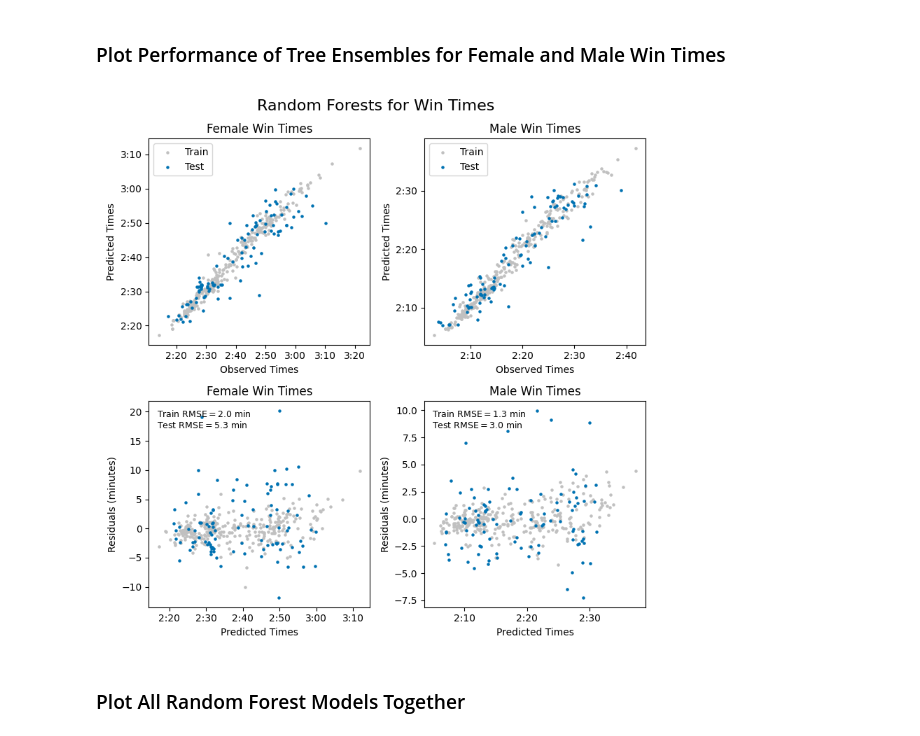
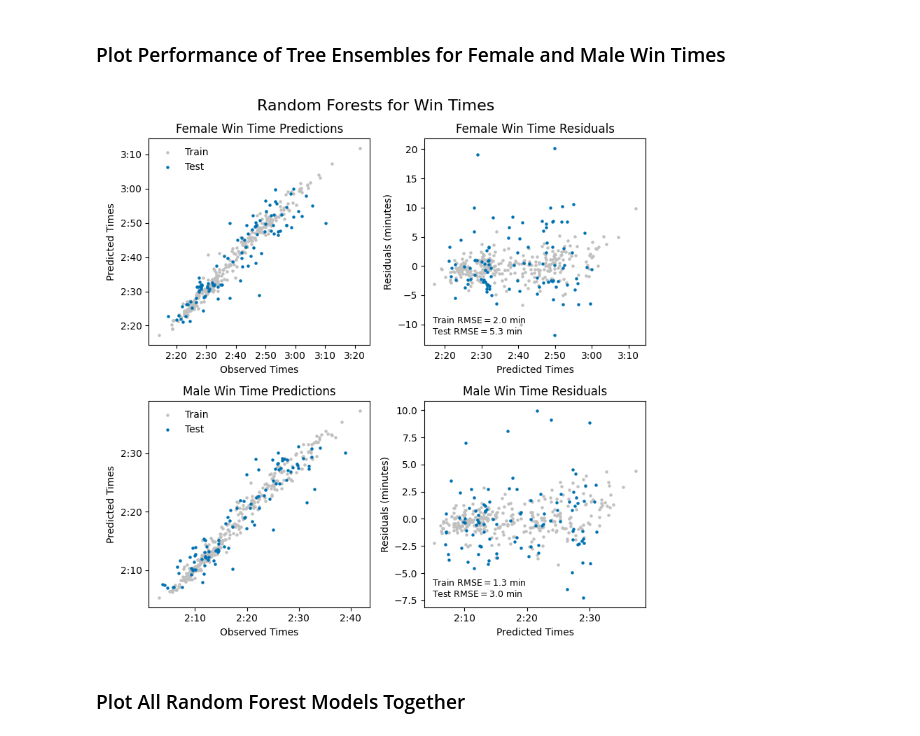
Before and after one commit to michael-p-k/MarathonPredictor, a Jupyter notebook: MarathonPredictor.ipynb, the cells around one changed output. Cells and saved outputs as stored; diff of their text form; code cells hidden in the pictures.

```diff
--- a/MarathonPredictor.ipynb
+++ b/MarathonPredictor.ipynb
@@ -986,64 +972,64 @@ fig, axs = plt.subplots(2,2,figsize=(8,8))
 ((ax1,ax2),(ax3,ax4)) = axs
 
 # Female Random Forest Model
+y_f_train_rf = grid_rf_female.predict(X_f_train)
 y_f_test_rf = grid_rf_female.predict(X_f_test)
-y_f_train_rf = grid_rf_female.predict(X_f_train)
 
 ax1.scatter(y_f_train,y_f_train_rf, s=5, label='Train', color='silver')
 ax1.scatter(y_f_test,y_f_test_rf, s=5, label='Test')
 ax1.set_xlabel('Observed Times')
 ax1.set_ylabel('Predicted Times')
-ax1.set_title('Female Win Times')
+ax1.set_title('Female Win Time Predictions')
+
+# Female Random Forest Residuals
+ax2.scatter(y_f_train_rf, rf_train_resid_female, s=5, label='Train', color='silver')
+ax2.scatter(y_f_test_rf, rf_test_resid_female, s=5, label='Test')
+ax2.set_xlabel('Predicted Times')
+ax2.set_ylabel('Residuals (minutes)')
+ax2.set_title('Female Win Time Residuals')
 
 # Male Random Forest Model
+y_m_train_rf = grid_rf_male.predict(X_m_train)
 y_m_test_rf = grid_rf_male.predict(X_m_test)
-y_m_train_rf = grid_rf_male.predict(X_m_train)
 
-ax2.scatter(y_m_train,y_m_train_rf, s=5, label='Train', color='silver')
-ax2.scatter(y_m_test,y_m_test_rf, s=5, label='Test')
-ax2.set_xlabel('Observed Times')
-ax2.set_ylabel('Predicted Times')
-ax2.set_title('Male Win Times')
-
-# Female Random Forest Residuals
-ax3.scatter(y_f_train_rf, rf_train_resid_female, s=5, label='Train', color='silver')
-ax3.scatter(y_f_test_rf, rf_test_resid_female, s=5, label='Test')
-ax3.set_xlabel('Predicted Times')
-ax3.set_ylabel('Residuals (minutes)')
-ax3.set_title('Female Win Times')
+ax3.scatter(y_m_train,y_m_train_rf, s=5, label='Train', color='silver')
+ax3.scatter(y_m_test,y_m_test_rf, s=5, label='Test')
+ax3.set_xlabel('Observed Times')
+ax3.set_ylabel('Predicted Times')
+ax3.set_title('Male Win Time Predictions')
 
 # Male Random Forest Residuals
 ax4.scatter(y_m_train_rf, rf_train_resid_male, s=5, label='Train', color='silver')
 ax4.scatter(y_m_test_rf, rf_test_resid_male, s=5, label='Test')
 ax4.set_xlabel('Predicted Times')
 ax4.set_ylabel('Residuals (minutes)')
-ax4.set_title('Male Win Times')
+ax4.set_title('Male Win Time Residuals')
 
 # Create annotations for fit metrics
 female_note = AnchoredText(f"Train RMSE$={summary_df.loc['Random Forest Female Win','Train RMSE']:.1f}$ min\nTest RMSE$={summary_df.loc['Random Forest Female Win','Test RMSE']:.1f}$ min",
-                     prop=dict(size=9), frameon=False, loc='upper left')
+                     prop=dict(size=9), frameon=False, loc='lower left')
 male_note = AnchoredText(f"Train RMSE$={summary_df.loc['Random Forest Male Win','Train RMSE']:.1f}$ min\nTest RMSE$={summary_df.loc['Random Forest Male Win','Test RMSE']:.1f}$ min",
-                     prop=dict(size=9), frameon=False, loc='upper left')
-ax3.add_artist(female_note)
+                     prop=dict(size=9), frameon=False, loc='lower left')
+ax2.add_artist(female_note)
 ax4.add_artist(male_note)
 
 # Set tick labels and legends
-for ax in [ax1,ax2]:
+for ax in [ax1,ax3]:
     ax.yaxis.set_major_locator(mticker.MultipleLocator(base=600))
     ax.yaxis.set_major_formatter(formatter)
     ax.xaxis.set_major_locator(mticker.MultipleLocator(base=600))
     ax.xaxis.set_major_formatter(formatter)
-    ax.legend(loc='upper left')
-for ax in [ax3,ax4]:
+    ax.legend(loc='upper left', frameon=False)
+for ax in [ax2,ax4]:
     ax.xaxis.set_major_locator(mticker.MultipleLocator(base=600))
     ax.xaxis.set_major_formatter(formatter)
     # ax.legend(loc='upper left')
 
 fig.suptitle('Random Forests for Win Times', fontsize=16)
 
 fig.tight_layout()
 # %% [output]
-[figure, old version]
+[figure, new version]
 # %% [markdown]
 ### Plot All Random Forest Models Together
 # %%
```
Also changed, not shown: parts of 14 cells of this notebook, 1 other file.
